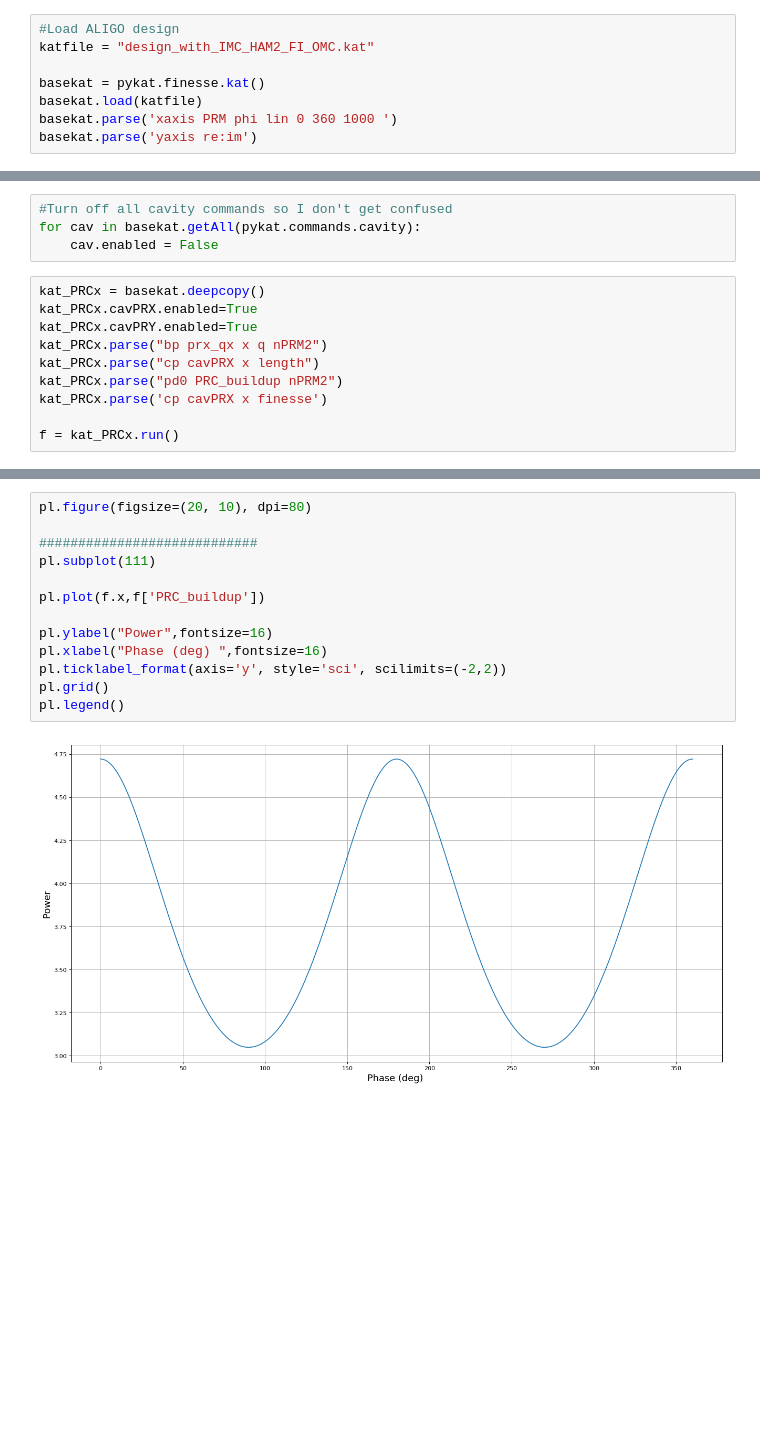
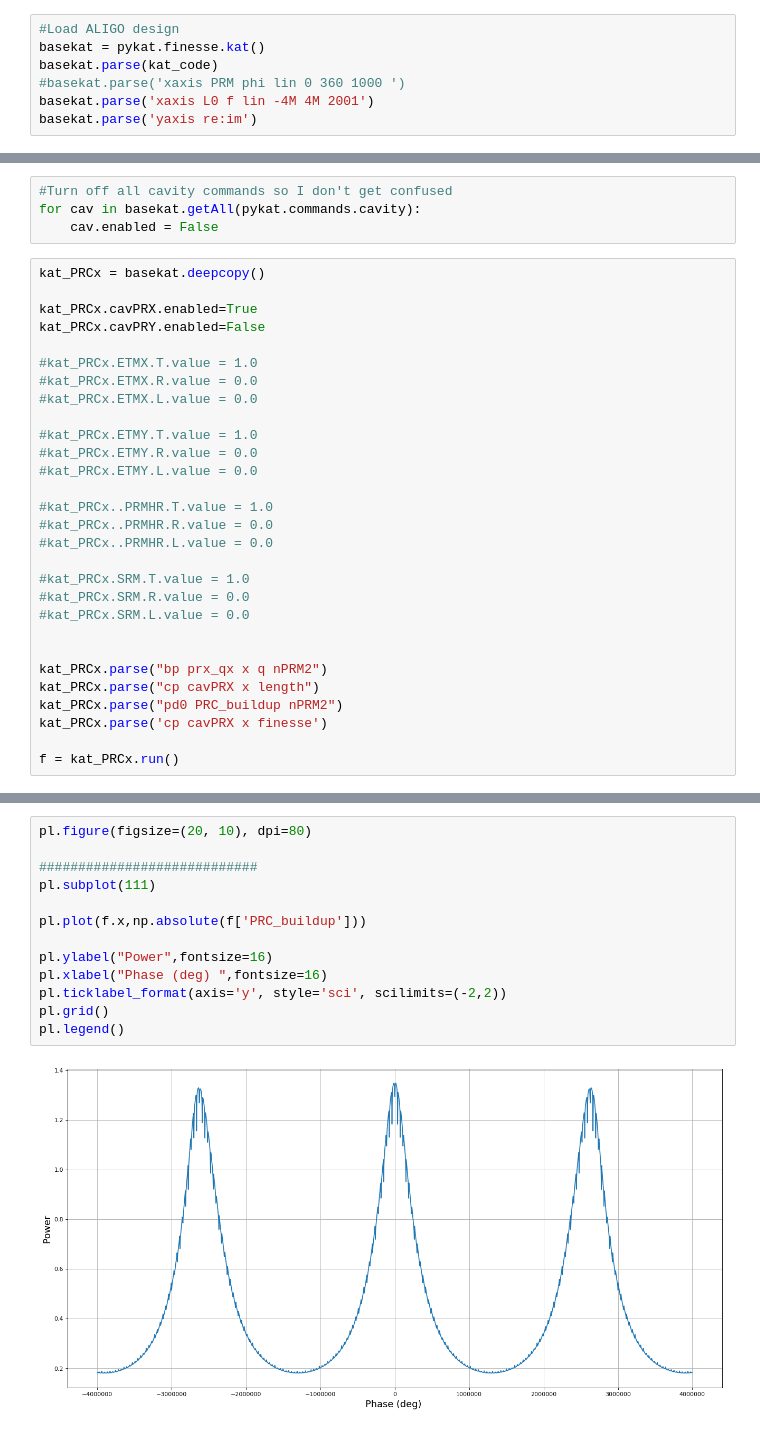
Before and after one commit to TVoPhysics/TVo_Thesis, a Jupyter notebook: Calculations/Finesse/20180924_PRC_GouyPhase/Calculate_PRC_Resonance_wrt_TL.ipynb, the cells around one changed output, grey strips where cells are left out. Saved outputs shown, nothing was run; the diff lists cells and outputs as text; blank space fills up the shorter version.

```diff
--- a/Calculations/Finesse/20180924_PRC_GouyPhase/Calculate_PRC_Resonance_wrt_TL.ipynb
+++ b/Calculations/Finesse/20180924_PRC_GouyPhase/Calculate_PRC_Resonance_wrt_TL.ipynb
@@ -17,9 +320,8 @@ import matplotlib.pyplot as pl
 %matplotlib inline
 # %%
 #Load ALIGO design
-katfile = "design_with_IMC_HAM2_FI_OMC.kat"
-
 basekat = pykat.finesse.kat()
-basekat.load(katfile)
-basekat.parse('xaxis PRM phi lin 0 360 1000 ')
+basekat.parse(kat_code)
+#basekat.parse('xaxis PRM phi lin 0 360 1000 ')
+basekat.parse('xaxis L0 f lin -4M 4M 2001')
 basekat.parse('yaxis re:im')
@@ -29,8 +333,27 @@ for cav in basekat.getAll(pykat.commands.cavity):
     cav.enabled = False
 # %%
 kat_PRCx = basekat.deepcopy()
+
 kat_PRCx.cavPRX.enabled=True
-kat_PRCx.cavPRY.enabled=True
+kat_PRCx.cavPRY.enabled=False
+
+#kat_PRCx.ETMX.T.value = 1.0
+#kat_PRCx.ETMX.R.value = 0.0
+#kat_PRCx.ETMX.L.value = 0.0
+
+#kat_PRCx.ETMY.T.value = 1.0
+#kat_PRCx.ETMY.R.value = 0.0
+#kat_PRCx.ETMY.L.value = 0.0
+
+#kat_PRCx..PRMHR.T.value = 1.0
+#kat_PRCx..PRMHR.R.value = 0.0
+#kat_PRCx..PRMHR.L.value = 0.0
+
+#kat_PRCx.SRM.T.value = 1.0
+#kat_PRCx.SRM.R.value = 0.0
+#kat_PRCx.SRM.L.value = 0.0
+
+
 kat_PRCx.parse("bp prx_qx x q nPRM2")
 kat_PRCx.parse("cp cavPRX x length")
 kat_PRCx.parse("pd0 PRC_buildup nPRM2")
@@ -68,15 +390,15 @@ print(f['cavPRX_x_finesse'][0])
 # %%
 pl.figure(figsize=(20, 10), dpi=80)
 
 ############################
 pl.subplot(111)
 
-pl.plot(f.x,f['PRC_buildup'])
+pl.plot(f.x,np.absolute(f['PRC_buildup']))
 
 pl.ylabel("Power",fontsize=16)
 pl.xlabel("Phase (deg) ",fontsize=16)
 pl.ticklabel_format(axis='y', style='sci', scilimits=(-2,2))
 pl.grid()
 pl.legend()
 # %% [output]
-[figure, old version]
+[figure, new version]
```
Also changed, not shown: parts of 5 cells of this notebook, 26 other files.
